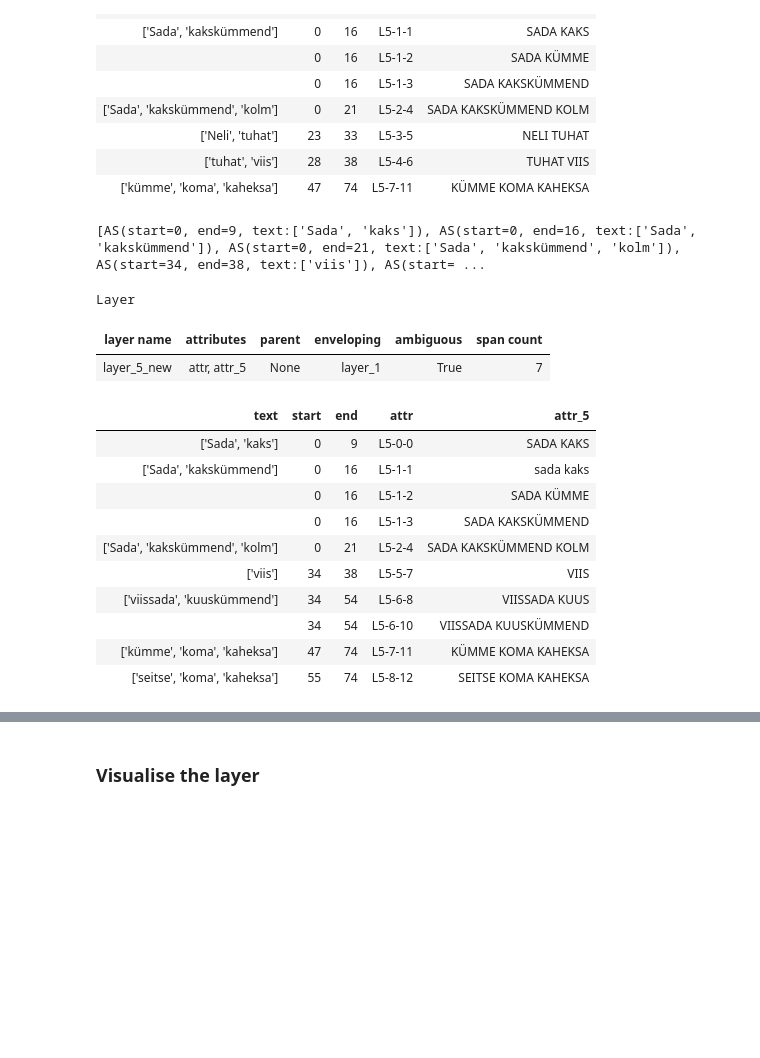
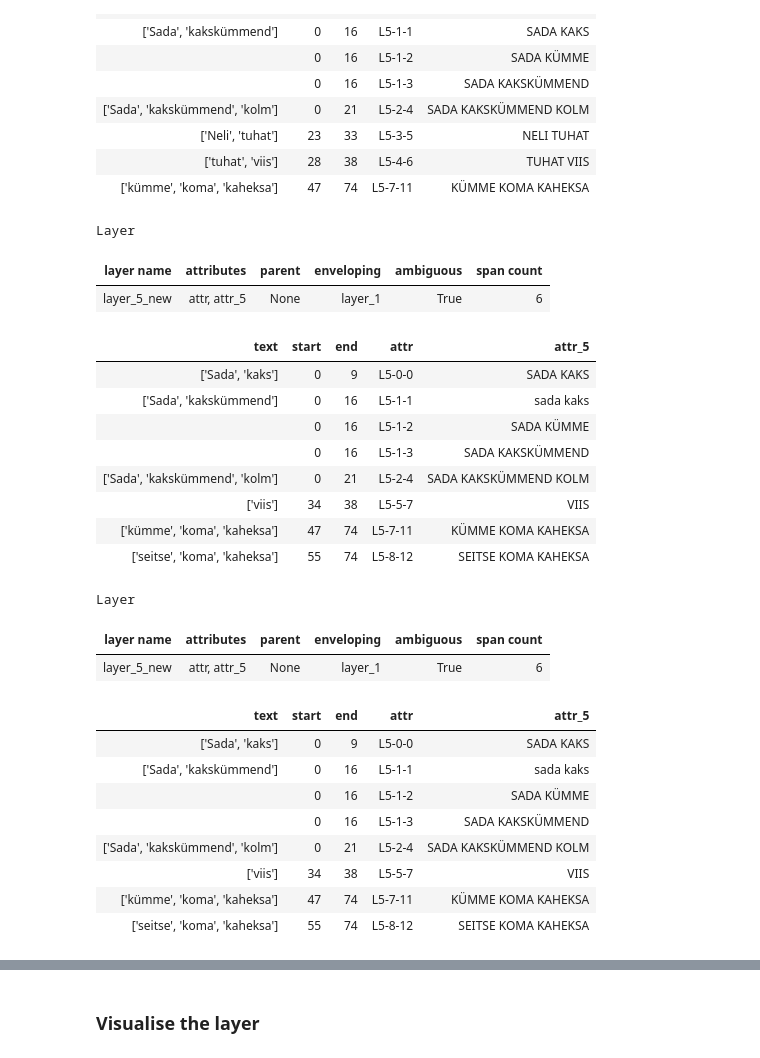
Before and after one commit to estnltk/estnltk, a Jupyter notebook: estnltk/visualisation/notebooks/diff_visualisation.ipynb, the cells around one changed output, grey strips where cells are left out. Cells and saved outputs as stored; diff of their text form; code cells hidden in the pictures; blank space fills up the shorter version.

```diff
--- a/estnltk/visualisation/notebooks/diff_visualisation.ipynb
+++ b/estnltk/visualisation/notebooks/diff_visualisation.ipynb
@@ -72,29 +75,40 @@ Layer
 | ['tuhat', 'viis'] | 28 | 38 | L5-4-6 | TUHAT VIIS |
 | ['kümme', 'koma', 'kaheksa'] | 47 | 74 | L5-7-11 | KÜMME KOMA KAHEKSA |
 # %%
-layer_5_new[1][0].attr_5 = 'sada kaks'
-del layer_5_new.spans[6][1]
+layer_5_new[1].annotations[0].attr_5 = 'sada kaks'
+del layer_5_new.spans[6]
 del layer_5_new.spans[4]
 del layer_5_new.spans[3]
-print(layer_5_new.spans)
 text['layer_5_new'] = layer_5_new
 layer_5_new
 # %% [output]
-[AS(start=0, end=9, text:['Sada', 'kaks']), AS(start=0, end=16, text:['Sada', 'kakskümmend']), AS(start=0, end=21, text:['Sada', 'kakskümmend', 'kolm']), AS(start=34, end=38, text:['viis']), AS(start= ...
+Layer
-Layer
 | layer name | attributes | parent | enveloping | ambiguous | span count |
-| layer_5_new | attr, attr_5 | None | layer_1 | True | 7 |
+| layer_5_new | attr, attr_5 | None | layer_1 | True | 6 |
 | text | start | end | attr | attr_5 |
 | ['Sada', 'kaks'] | 0 | 9 | L5-0-0 | SADA KAKS |
 | ['Sada', 'kakskümmend'] | 0 | 16 | L5-1-1 | sada kaks |
 |  | 0 | 16 | L5-1-2 | SADA KÜMME |
 |  | 0 | 16 | L5-1-3 | SADA KAKSKÜMMEND |
 | ['Sada', 'kakskümmend', 'kolm'] | 0 | 21 | L5-2-4 | SADA KAKSKÜMMEND KOLM |
 | ['viis'] | 34 | 38 | L5-5-7 | VIIS |
-| ['viissada', 'kuuskümmend'] | 34 | 54 | L5-6-8 | VIISSADA KUUS |
-|  | 34 | 54 | L5-6-10 | VIISSADA KUUSKÜMMEND |
 | ['kümme', 'koma', 'kaheksa'] | 47 | 74 | L5-7-11 | KÜMME KOMA KAHEKSA |
 | ['seitse', 'koma', 'kaheksa'] | 55 | 74 | L5-8-12 | SEITSE KOMA KAHEKSA |
+# %%
+layer_5_new
+# %% [output]
+Layer
+| layer name | attributes | parent | enveloping | ambiguous | span count |
+| layer_5_new | attr, attr_5 | None | layer_1 | True | 6 |
+| text | start | end | attr | attr_5 |
+| ['Sada', 'kaks'] | 0 | 9 | L5-0-0 | SADA KAKS |
+| ['Sada', 'kakskümmend'] | 0 | 16 | L5-1-1 | sada kaks |
+|  | 0 | 16 | L5-1-2 | SADA KÜMME |
+|  | 0 | 16 | L5-1-3 | SADA KAKSKÜMMEND |
+| ['Sada', 'kakskümmend', 'kolm'] | 0 | 21 | L5-2-4 | SADA KAKSKÜMMEND KOLM |
+| ['viis'] | 34 | 38 | L5-5-7 | VIIS |
+| ['kümme', 'koma', 'kaheksa'] | 47 | 74 | L5-7-11 | KÜMME KOMA KAHEKSA |
+| ['seitse', 'koma', 'kaheksa'] | 55 | 74 | L5-8-12 | SEITSE KOMA KAHEKSA |
 # %%
 status = {}
 diff_layer = diff_tagger(text, status).diff_layer
```
Also changed, not shown: parts of 8 cells of this notebook, 8 other files.
